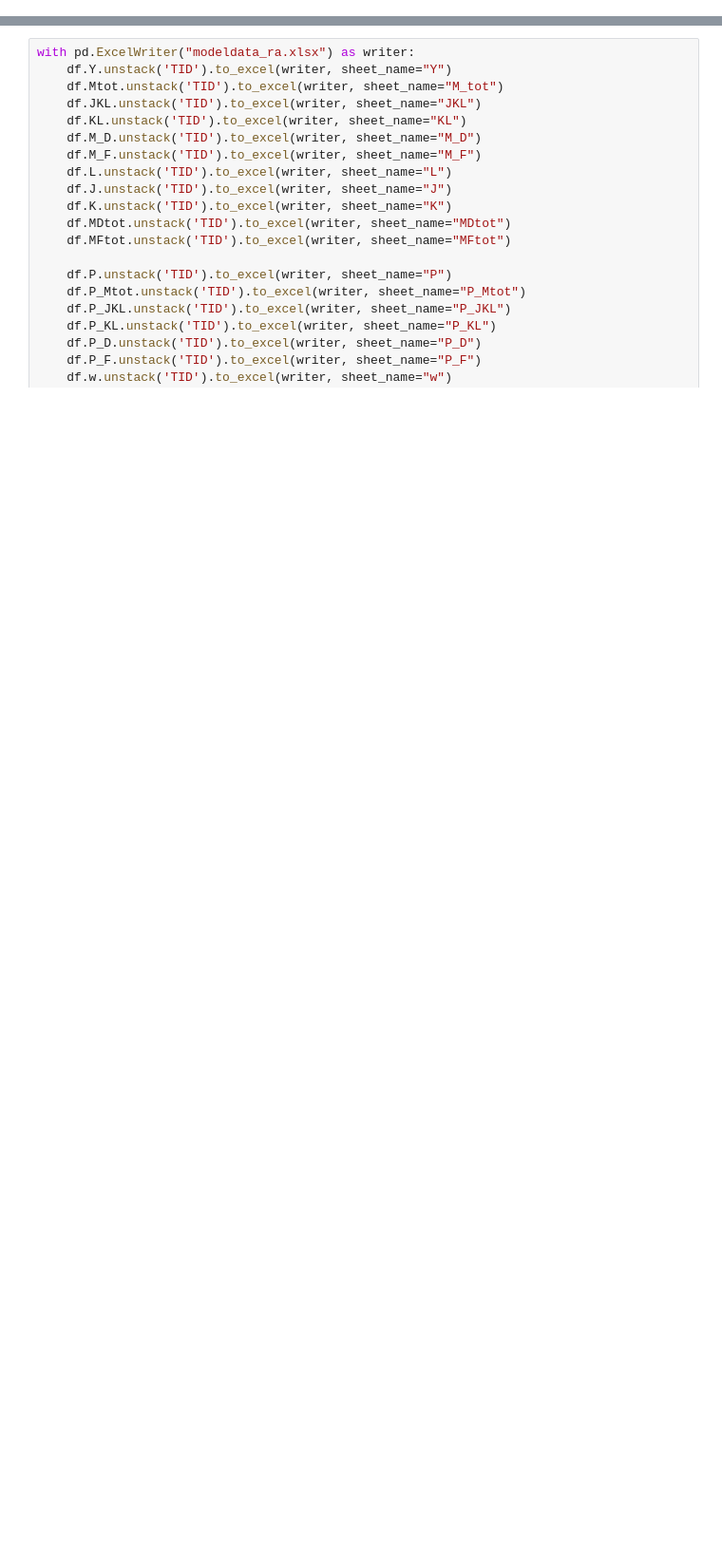
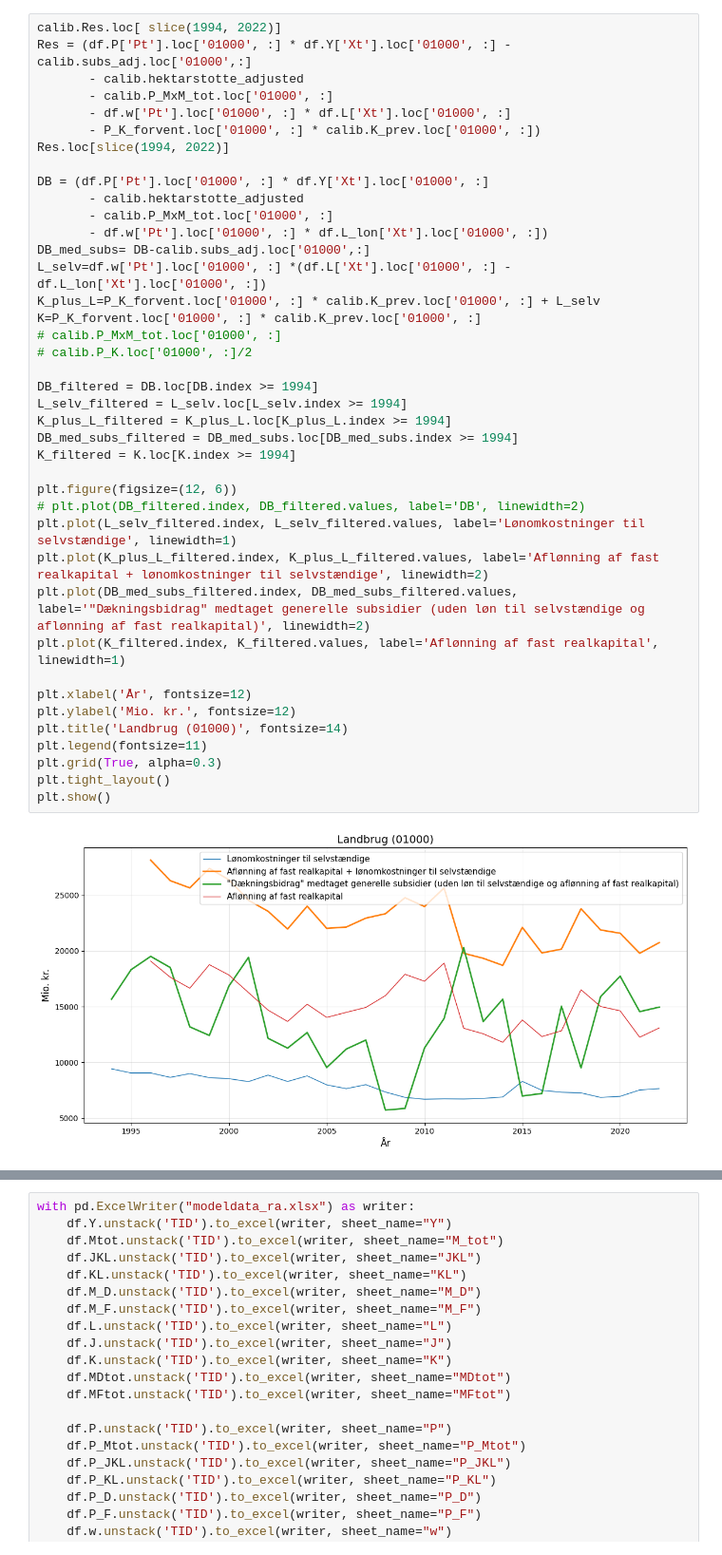
Before and after one commit to PeterStephensen/LandbrugHistorieKalibrering, a Jupyter notebook: Data/Indlæsning af data/Rapportering.ipynb, the cells around one changed output, grey strips where cells are left out. Shown at 95% size. Drawn from its saved outputs; the diff is of its cells as text; blank space fills up the shorter version.

```diff
--- a/Data/Indlæsning af data/Rapportering.ipynb
+++ b/Data/Indlæsning af data/Rapportering.ipynb
@@ -11,0 +80,42 @@ The autoreload extension is already loaded. To reload it, use:
+# %%
+calib.Res.loc[ slice(1994, 2022)]
+Res = (df.P['Pt'].loc['01000', :] * df.Y['Xt'].loc['01000', :] -calib.subs_adj.loc['01000',:]
+       - calib.hektarstotte_adjusted
+       - calib.P_MxM_tot.loc['01000', :]
+       - df.w['Pt'].loc['01000', :] * df.L['Xt'].loc['01000', :]
+       - P_K_forvent.loc['01000', :] * calib.K_prev.loc['01000', :])
+Res.loc[slice(1994, 2022)]
+
+DB = (df.P['Pt'].loc['01000', :] * df.Y['Xt'].loc['01000', :]
+       - calib.hektarstotte_adjusted
+       - calib.P_MxM_tot.loc['01000', :]
+       - df.w['Pt'].loc['01000', :] * df.L_lon['Xt'].loc['01000', :])
+DB_med_subs= DB-calib.subs_adj.loc['01000',:]
+L_selv=df.w['Pt'].loc['01000', :] *(df.L['Xt'].loc['01000', :] - df.L_lon['Xt'].loc['01000', :])
+K_plus_L=P_K_forvent.loc['01000', :] * calib.K_prev.loc['01000', :] + L_selv
+K=P_K_forvent.loc['01000', :] * calib.K_prev.loc['01000', :]
+# calib.P_MxM_tot.loc['01000', :]
+# calib.P_K.loc['01000', :]/2
+
+DB_filtered = DB.loc[DB.index >= 1994]
+L_selv_filtered = L_selv.loc[L_selv.index >= 1994]
+K_plus_L_filtered = K_plus_L.loc[K_plus_L.index >= 1994]
+DB_med_subs_filtered = DB_med_subs.loc[DB_med_subs.index >= 1994]
+K_filtered = K.loc[K.index >= 1994]
+
+plt.figure(figsize=(12, 6))
+# plt.plot(DB_filtered.index, DB_filtered.values, label='DB', linewidth=2)
+plt.plot(L_selv_filtered.index, L_selv_filtered.values, label='Lønomkostninger til selvstændige', linewidth=1)
+plt.plot(K_plus_L_filtered.index, K_plus_L_filtered.values, label='Aflønning af fast realkapital + lønomkostninger til selvstændige', linewidth=2)
+plt.plot(DB_med_subs_filtered.index, DB_med_subs_filtered.values, label='"Dækningsbidrag" medtaget generelle subsidier (uden løn til selvstændige og aflønning af fast realkapital)', linewidth=2)
+plt.plot(K_filtered.index, K_filtered.values, label='Aflønning af fast realkapital', linewidth=1)
+
+plt.xlabel('År', fontsize=12)
+plt.ylabel('Mio. kr.', fontsize=12)
+plt.title('Landbrug (01000)', fontsize=14)
+plt.legend(fontsize=11)
+plt.grid(True, alpha=0.3)
+plt.tight_layout()
+plt.show()
+# %% [output]
+[figure, added]
```
Also changed, not shown: parts of 14 cells of this notebook, 26 other files.
